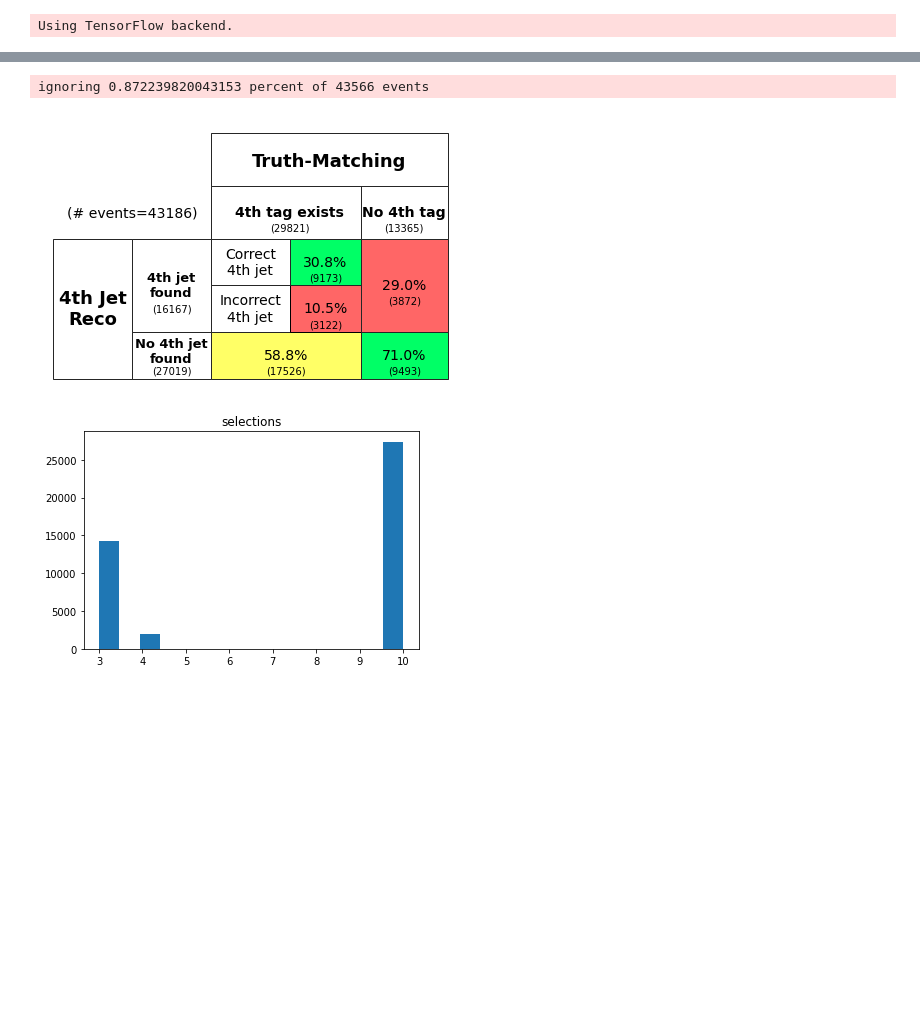
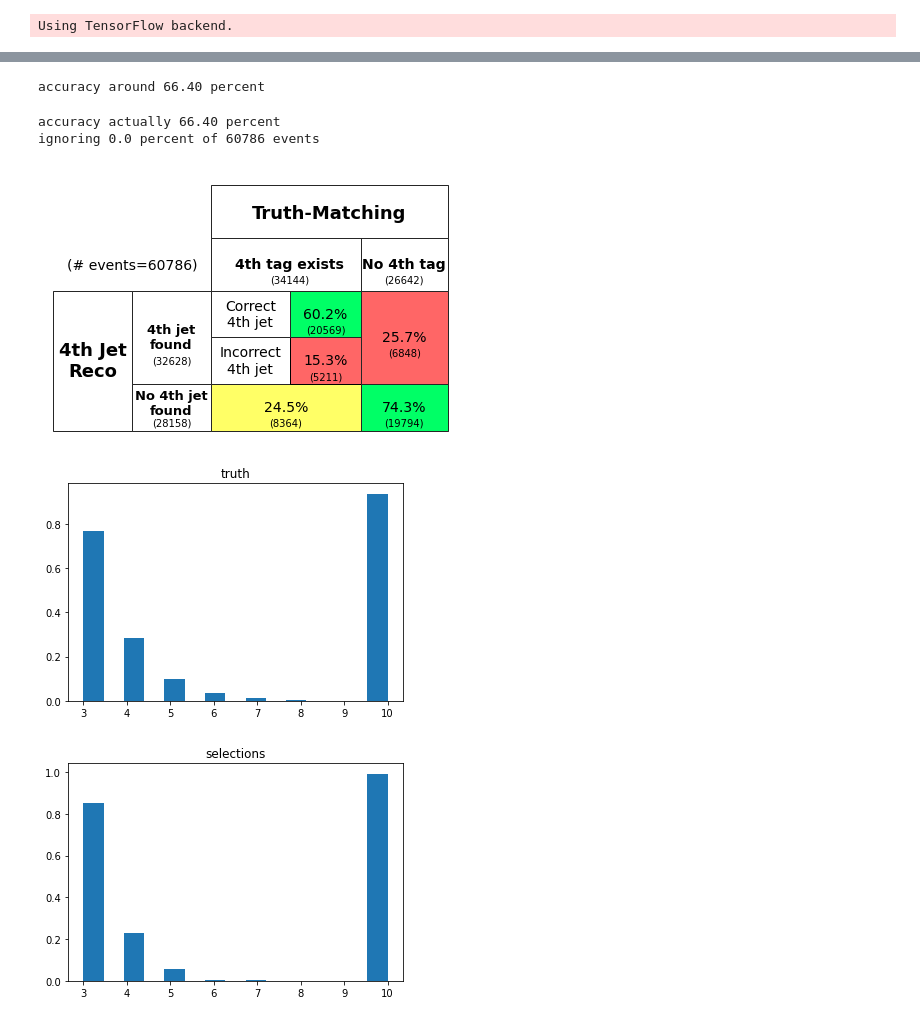
Before and after one commit to callum-mccracken/bbb, a Jupyter notebook: EnergyFlow/pfn_small.ipynb, the cells around one changed output, grey strips where cells are left out. Cells and saved outputs as stored; diff of their text form; code cells hidden in the pictures; blank space fills up the shorter version.

```diff
--- a/EnergyFlow/pfn_small.ipynb
+++ b/EnergyFlow/pfn_small.ipynb
@@ -30,11 +31,11 @@ importlib.reload(ef_tools)
 ################################################################################
 
 # load data
-if os.path.exists("X.npy"):
+if False: #os.path.exists("X.npy"):
     X = np.load("X.npy", allow_pickle=True)
     y = np.load("y.npy", allow_pickle=True)
 else:
-    X, y = ef_tools.open_file("/home/callum/Documents/bbb/user.jagrundy.20736236._000001.MiniNTuple.root", njets=10)
+    X, y = ef_tools.open_file("/fast_scratch/atlas_bbbb/MAR20p0/user.jagrundy.20736236._000001.MiniNTuple.root", njets=10)
     np.save("X.npy", X, allow_pickle=True)
     np.save("y.npy", y, allow_pickle=True)
 
@@ -68,11 +77,11 @@ print('Finished preprocessing')
 ###############################################################################
 
 # data controls, fractions of 1
-train, val, test = 0.7, 0.2, 0.1
+train, val, test = 0.7, 0.1, 0.2
 # train, val, test = 1000000, 200000, 200000
 
 # network architecture parameters
-Phi_sizes, F_sizes = (700, 500, 300), (700, 500, 300, 100)
+Phi_sizes, F_sizes = (100, 300, 500, 700, 500, 300), (700, 500, 300, 100)
 
 # network training parameters
 num_epoch = 50
@@ -171,26 +177,52 @@ plt.show()
 # get predictions on test data
 preds = pfn.predict(X_test)
 # %%
-truth = np.concatenate((np.ones((len(Y_test), 3)), Y_test), axis=1)[:,:-1].astype(int)
+Y_concat = np.concatenate((np.ones((len(Y_test), 3)), Y_test), axis=1).astype(int)  # add 3 1s to the start of each event
+truth = Y_concat[:,:-1]  # cut off no-jet jet
 tag = X_test[:,:,3].astype(int)
 
+
 preds_max = np.argmax(preds, axis=1) + 3
-preds_arr = np.zeros((len(preds), len(preds[0])+3))
+preds_arr = np.zeros((len(preds), len(preds[0])+3), dtype=int)
 for i, p in enumerate(preds_max):
     preds_arr[i][p] = 1
+
+# make sure we're getting the right accuracy
+n_events = len(preds_arr)
+n_correct = 0
+for i in range(len(preds_arr)):
+    if all(preds_arr[i][3:] == Y_test[i]):
+        n_correct += 1
+
 # chop off 'no jet' jet
 selections = preds_arr[:,:-1].astype(int)
+
+
+# ensure accuracy again
+n_events = len(truth)
+n_correct = 0
+for i in range(len(truth)):
+    if all(truth[i][3:] == selections[i][3:]):
+        n_correct += 1
 
 import importlib
 importlib.reload(tools)
 
-print(truth.shape, tag.shape, selections.shape)
+#print(truth.shape, tag.shape, selections.shape)
 tools.evaluate_model(truth, tag, selections)
 
+plt.title("truth")
+plt.hist(y.argmax(axis=1), bins=15, density=True)
+plt.show()
+
+
 plt.title("selections")
-plt.hist(preds_max, bins=15)
+plt.hist(preds_max, bins=15, density=True)
 plt.show()
 # %% [output]
-ignoring 0.872239820043153 percent of 43566 events
+accuracy around 66.40 percent
+accuracy actually 66.40 percent
+ignoring 0.0 percent of 60786 events
-[figure, old version]
+[figure, new version]
-[figure, old version]
+[figure, new version]
+[figure, added]
```
Also changed, not shown: parts of 7 cells of this notebook, 4 other files.
